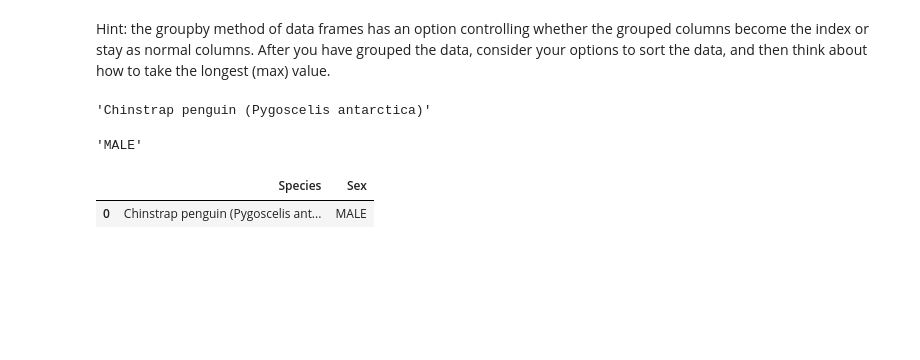
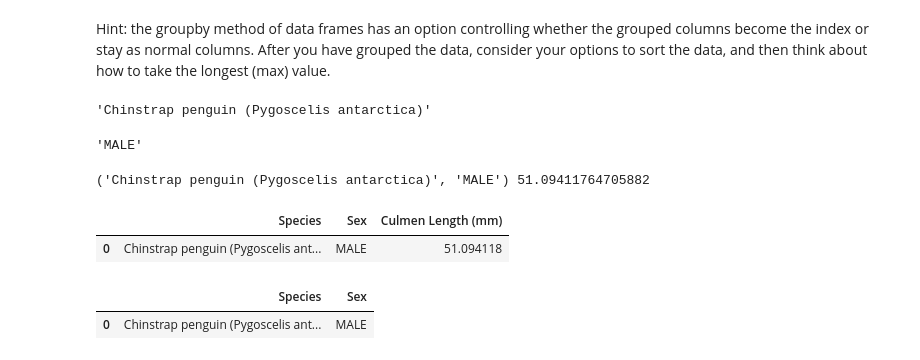
Before and after one commit to Haleymussary00/dx602-homework-09, a Jupyter notebook: homework.ipynb, the cells around one changed output. Drawn from its saved outputs; the diff is of its cells as text; code cells hidden in the pictures; blank space fills up the shorter version.

```diff
--- a/homework.ipynb
+++ b/homework.ipynb
@@ -779,6 +779,22 @@ sex_longest = penguins.groupby("Sex")["Culmen Length (mm)"].mean().idxmax()
 sex_longest
 # %% [output]
 'MALE'
+# %%
+key = penguins.groupby(["Species", "Sex"])["Culmen Length (mm)"].mean().idxmax()
+value = max(penguins.groupby(["Species", "Sex"])["Culmen Length (mm)"].mean())
+print(key, value)
+# %% [output]
+('Chinstrap penguin (Pygoscelis antarctica)', 'MALE') 51.09411764705882
+# %%
+p19 = pd.DataFrame({
+    "Species": [key[0]],
+    "Sex": [key[1]],
+    "Culmen Length (mm)": [value]
+})
+p19
+# %% [output]
+|  | Species | Sex | Culmen Length (mm) |
+| 0 | Chinstrap penguin (Pygoscelis ant... | MALE | 51.094118 |
 # %%
 output_df = pd.DataFrame()
 
```
Also changed, not shown: parts of 1 cell of this notebook.
